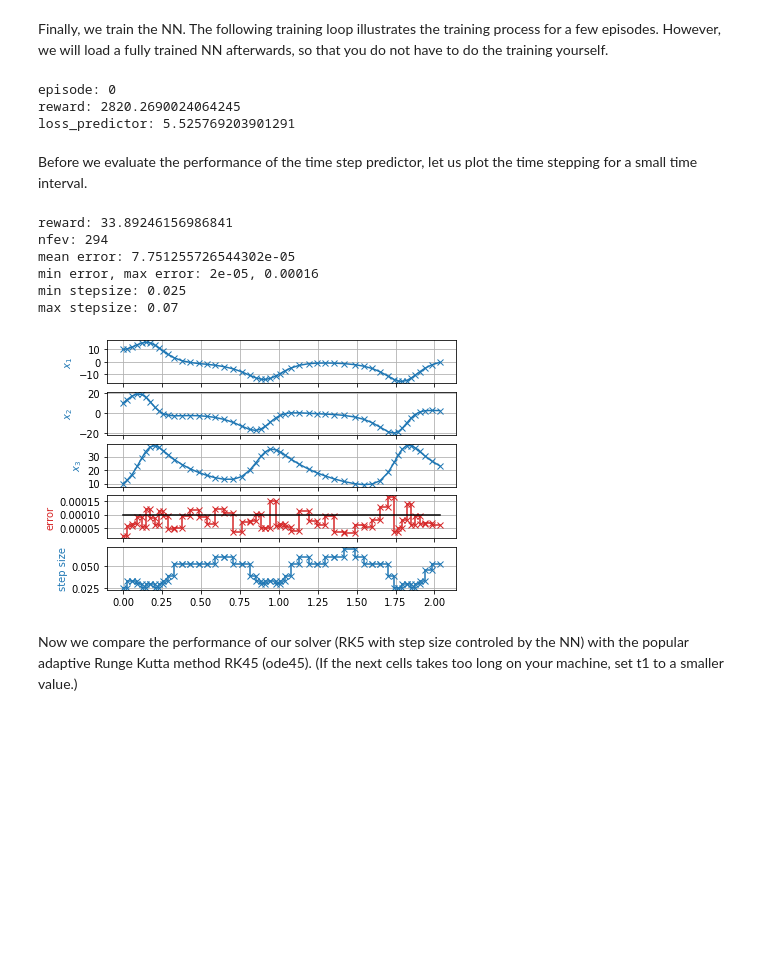
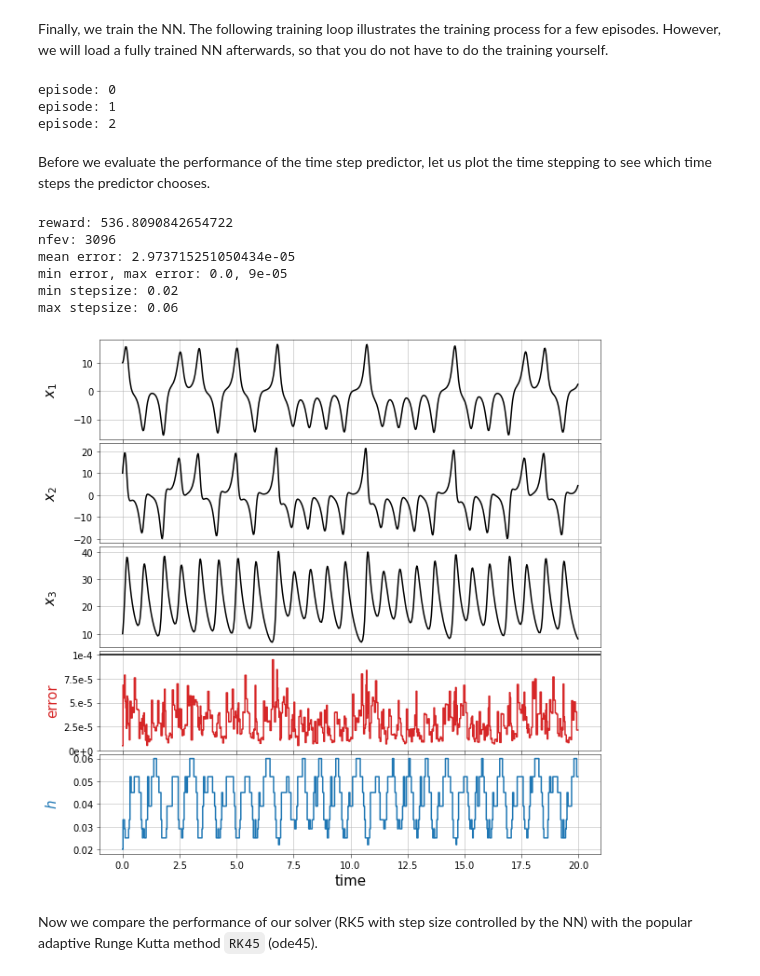
Before and after one commit to lueckem/quadrature-ML, a Jupyter notebook: time_stepper_ODE.ipynb, the cells around one changed output. Cells and saved outputs as stored; diff of their text form; code cells hidden in the pictures; blank space fills up the shorter version.

```diff
--- a/time_stepper_ODE.ipynb
+++ b/time_stepper_ODE.ipynb
@@ -115,52 +132,46 @@ Finally, we train the NN. The following training loop illustrates the training p
 import warnings
 warnings.filterwarnings('ignore')
 
+num_episodes = 3
 gamma = 0  # discount factor for future rewards
 
-for episode in range(1):
+for episode in range(3):
     state = env.reset(integrator=integrator)
-    reward_total = 0
-    loss_this_episode = 0
-    steps = 0
     done = False
     eps = 0.5
     print('episode: {}'.format(episode))
 
     while not done:
         # get action from actor
-        actions = predictor.get_actions(state)
-        action = choose_action(actions, eps)
+        actions = predictor.get_actions(state)  # Q-value of each step size
+        action = choose_action(actions, eps, dim_action)  # randomize step size
         step_size = predictor.action_to_stepsize(action)
 
         # execute action
         next_state, reward, done, _ = env.iterate(step_size, integrator)
-        steps += 1
-        reward_total += reward
 
-        # find target values for NN output
+        # find target values (more correct Q-values) for NN output
         action_next_state = predictor.get_actions(next_state)
         target = reward + gamma * np.max(action_next_state)
         target_actions = actions.squeeze()
         target_actions[action] = target
+        # append target values to experience (batch)
         experience.append(state=state, target=target_actions)
 
+        # train the NN
         if experience.is_full() or done:
             states, targets = experience.get_samples()
-            loss_predictor = predictor.train_on_batch(states, targets)
-            loss_this_episode += loss_predictor
+            predictor.train_on_batch(states, targets)
             experience.reset()
 
         state = next_state.copy()
 
-    print('reward: {}'.format(reward_total))
-    print('loss_predictor: {}'.format(loss_this_episode))
-
-    # uncomment if you want to train the NN yourself and save the weights
+    # uncomment if you want to train the NN yourself and save the weights:
     # predictor.model.save_weights('predictorODE')
 # %% [output]
 episode: 0
-reward: 2820.2690024064245
-loss_predictor: 5.525769203901291
+episode: 1
+episode: 2
 # %%
 # load the already trained NN
 predictor.model = build_value_modelODE(dim_state=nodes_per_step * d + 1,
@@ -168,29 +179,45 @@ predictor.model = build_value_modelODE(dim_state=nodes_per_step * d + 1,
                                        memory=memory,
                                        filename='adaptive/model_ode/Lorenz/predictorODE')
 # %% [markdown]
-Before we evaluate the performance of the time step predictor, let us plot the time stepping for a small time interval.
+Before we evaluate the performance of the time step predictor, let us plot the time stepping to see which time steps the predictor chooses.
 # %%
 from adaptive.comparison_ode import integrate_env
 
 # Integrate the environment from t0 to t1 using the specified predictor and integrator.
-reward, num_evals = integrate_env(predictor, integrator, env, t0=0, t1=2)
+t0 = 0
+t1 = 20
+reward, num_evals = integrate_env(predictor, integrator, env, t0=t0, t1=t1)
 
 print("reward: {}".format(reward))
 print("nfev: {}".format(num_evals))
 print("mean error: {}".format(np.mean(env.errors)))
 print("min error, max error: {}, {}".format(*np.round((np.min(env.errors), np.max(env.errors)), 5)))
 print("min stepsize: {}".format(np.min(env.deltas)))
 print("max stepsize: {}".format(np.max(env.deltas)))
 
-env.plot()
+# plot the time-stepping
+from adaptive.plots import plot_trajectory
+fig, ax = plot_trajectory(x0=env.x0,
+                          timesteps=env.timesteps,
+                          nodes=env.nodes,
+                          errors=env.errors,
+                          deltas=env.deltas,
+                          t_min=t0,
+                          t_max=t1,
+                          error_tolerance=env.error_tol,
+                          figsize=(8, 8),
+                          linewidth=1.5,
+                          axislabelsize=15,
+                          ticklabelsize=10
+                         )
 # %% [output]
-reward: 33.89246156986841
-nfev: 294
-mean error: 7.751255726544302e-05
-min error, max error: 2e-05, 0.00016
-min stepsize: 0.025
-max stepsize: 0.07
+reward: 536.8090842654722
+nfev: 3096
+mean error: 2.973715251050434e-05
+min error, max error: 0.0, 9e-05
+min stepsize: 0.02
+max stepsize: 0.06
-[figure, old version]
+[figure, new version]
 # %% [markdown]
-Now we compare the performance of our solver (RK5 with step size controled by the NN) with the popular adaptive Runge Kutta method RK45 (ode45). (If the next cells takes too long on your machine, set t1 to a smaller value.)
+Now we compare the performance of our solver (RK5 with step size controlled by the NN) with the popular adaptive Runge Kutta method `RK45` (ode45).
 # %%
```
Also changed, not shown: parts of 12 cells of this notebook, 3 other files.
